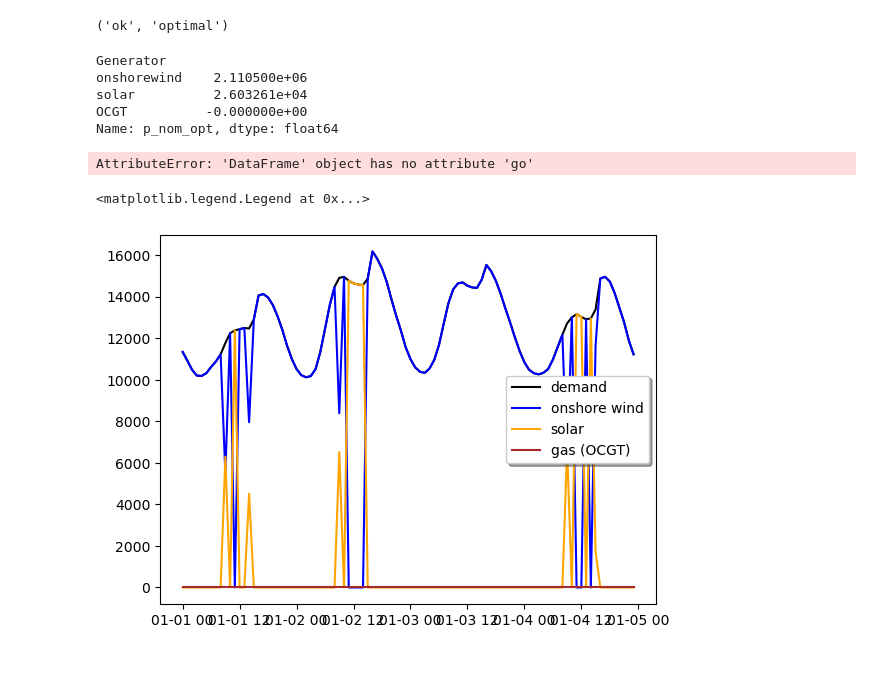
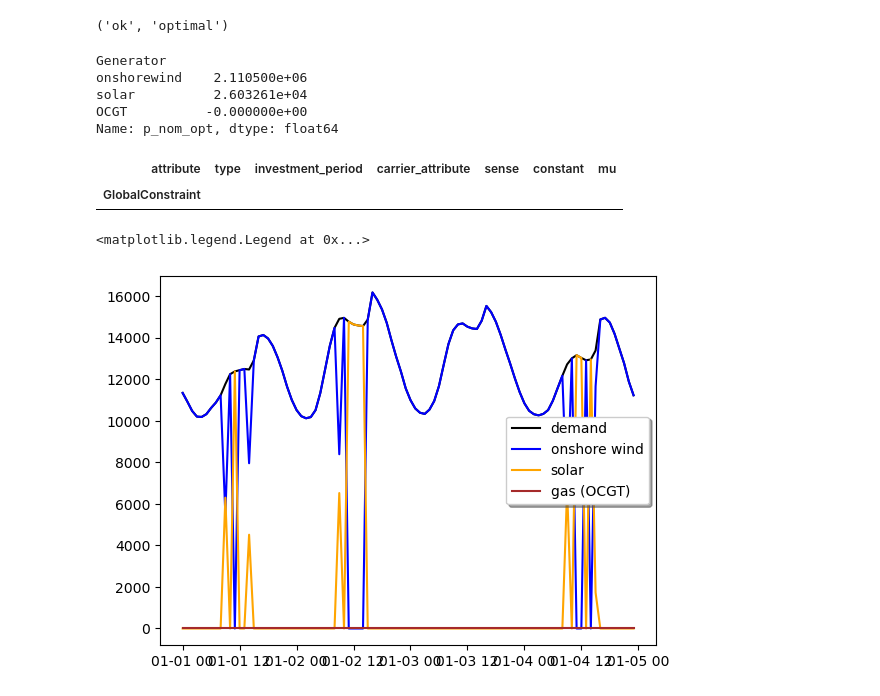
Before and after one commit to CharlotteHessels/new-integrated-project, a Jupyter notebook: IEG_course_project.ipynb, the cells around one changed output. Drawn from its saved outputs; the diff is of its cells as text; code cells hidden in the pictures; blank space fills up the shorter version.

```diff
--- a/IEG_course_project.ipynb
+++ b/IEG_course_project.ipynb
@@ -723,10 +723,11 @@ onshorewind    2.110500e+06
 solar          2.603261e+04
 OCGT          -0.000000e+00
 Name: p_nom_opt, dtype: float64
-# %%
-network.generators.go
-# %% [output]
-AttributeError: 'DataFrame' object has no attribute 'go'
+# %%
+network.global_constraints
+# %% [output]
+| attribute | type | investment_period | carrier_attribute | sense | constant | mu |
+| GlobalConstraint |  |  |  |  |  |  |
 # %%
 plt.plot(network.loads_t.p['load'][0:96], color='black', label='demand')
 plt.plot(network.generators_t.p['onshorewind'][0:96], color='blue', label='onshore wind')
```
Also changed, not shown: parts of 1 cell of this notebook.
